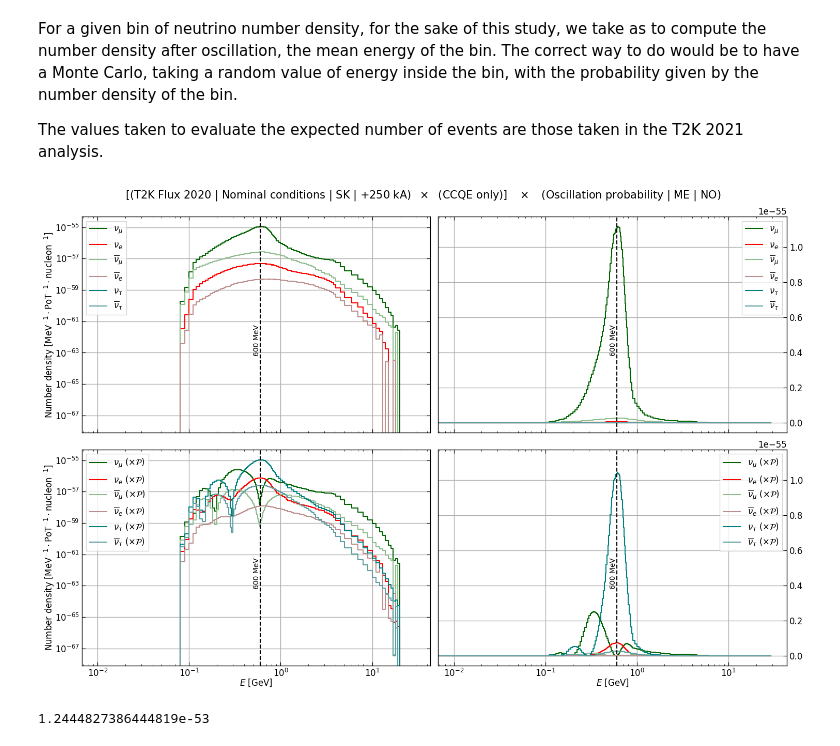
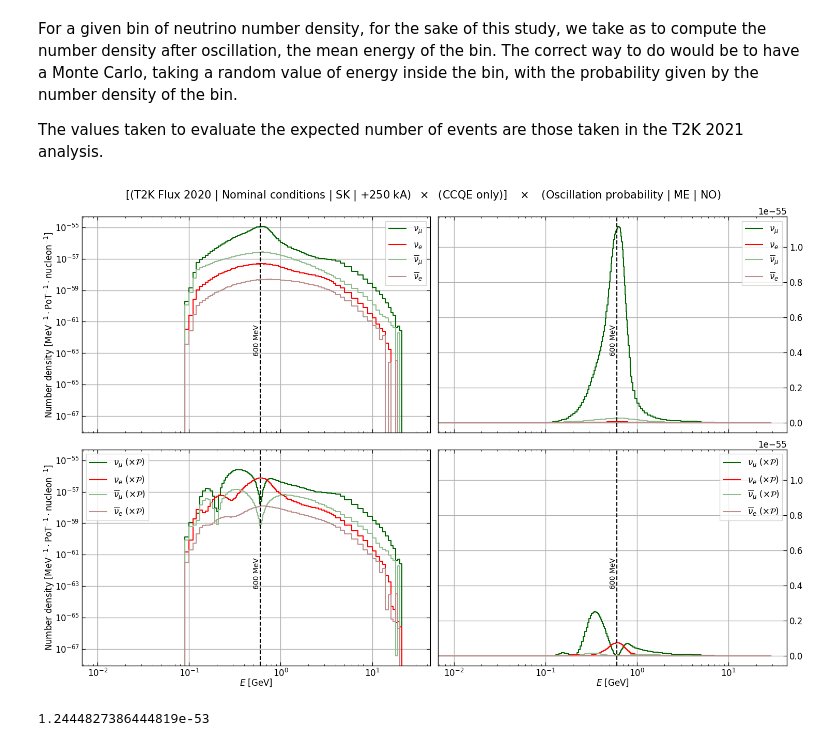
Before and after one commit to pboistier/energy-effects-T2K, a Jupyter notebook: docs/source/notebooks/convolution.ipynb, the cells around one changed output. Drawn from its saved outputs; the diff is of its cells as text; code cells hidden in the pictures.

```diff
--- a/docs/source/notebooks/convolution.ipynb
+++ b/docs/source/notebooks/convolution.ipynb
@@ -87,12 +87,14 @@ for key in ["numu", "nue", "antinumu", "antinue"]:
             t2kflux_2020_plus250kA_nominal_sk[key],
             label=conv.print_dict[key],
             color=colors[key],
+            where="post",
         )
         axs[1, i].step(
             t2kflux_2020_plus250kA_nominal_sk.minE,
             t2kflux_2020_plus250kA_nominal_sk["true" + key],
             label=conv.print_dict[key],
             color=colors[key],
+            where="post",
         )
 
 for ax in axs.reshape(-1):
@@ -169,6 +171,7 @@ for key in ["numu", "nue", "antinumu", "antinue"]:
         / t2kflux_2020_plus250kA_nominal_sk.total,
         label=conv.print_dict[key],
         color=colors[key],
+        where="post",
     )
 
 plt.axvline(x=0.6, linestyle="--", color="black")
@@ -470,6 +473,7 @@ for i in [0, 1]:
             t2kflux_2020_plus250kA_nominal_sk[key] / (50 * 1e21),
             label=conv.print_dict[key],
             color=colors[key],
+            where="post",
         )
 
         axs[2, i].step(
@@ -477,6 +481,7 @@ for i in [0, 1]:
             number[key],
             label=conv.print_dict[key],
             color=colors[key],
+            where="post",
         )
 
     axs[2, i].set_xlabel(r"$E$ [GeV]")
@@ -531,6 +536,7 @@ for key in ["numu", "nue", "antinumu", "antinue"]:
         number[key] / number.total,
         label=conv.print_dict[key],
         color=colors[key],
+        where="post",
     )
 
 ax = plt.gca()
@@ -634,12 +640,18 @@ for i in range(len(number_oscillated)):
 fig, axs = plt.subplots(2, 2, figsize=(15, 10), sharex="col", sharey="col")
 
 for i in [0, 1]:
-    for key in ["numu", "nue", "antinumu", "antinue", "nutau", "antinutau"]:
+    for key in [
+        "numu",
+        "nue",
+        "antinumu",
+        "antinue",
+    ]:  # "nutau", "antinutau"]:
         axs[0, i].step(
             number.minE,
             number[key],
             label=conv.print_dict[key],
             color=colors[key],
+            where="post",
         )
 
         axs[1, i].step(
@@ -647,6 +659,7 @@ for i in [0, 1]:
             number_oscillated[key],
             label=conv.print_dict[key] + r" ($\times \mathcal{P}$)",
             color=colors[key],
+            where="post",
         )
 
     axs[1, i].set_xlabel(r"$E$ [GeV]")
@@ -661,34 +674,34 @@ for ax in axs.reshape(-1):
         ha="right",
         va="top",
         rotation=90,
         transform=ax.get_xaxis_transform(),
     )
     ax.axvline(x=0.6, linestyle="--", color="black")
 
 for i in range(2):
     axs[i, 0].set_yscale("log")
     # axs[i,0].set_ylim(bottom=1e-1)
     axs[i, 1].yaxis.tick_right()
 
 axs[0, 0].set_ylabel(
     r"Number density [$\text{MeV}^{-1} \cdot \text{PoT}^{-1} \cdot \text{nucleon}^{-1}$]"
 )
 axs[1, 0].set_ylabel(
     r"Number density [$\text{MeV}^{-1} \cdot \text{PoT}^{-1} \cdot \text{nucleon}^{-1}$]"
 )
 
 fig.suptitle(
     r"[(T2K Flux 2020 | Nominal conditions | SK | $+250$ kA) $\ \times \ $ (CCQE only)] $\ \ \times \ \ $ (Oscillation probability | ME | NO)",
     fontsize=15,
 )
 fig.tight_layout()
 
 # plt.ylabel(r"Detected $\nu$ number density [$(\text{MeV} \cdot \text{PoT})^{-1}$]")
 # plt.ylim(bottom=1e-1)
 
 plt.show()
 # %% [output]
-[figure, old version]
+[figure, new version]
 # %%
 numu_total = (
     (number_oscillated.maxE - number_oscillated.minE) * 1e3 * number_oscillated.numu
```
Also changed, not shown: parts of 21 cells of this notebook, 3 other files.
